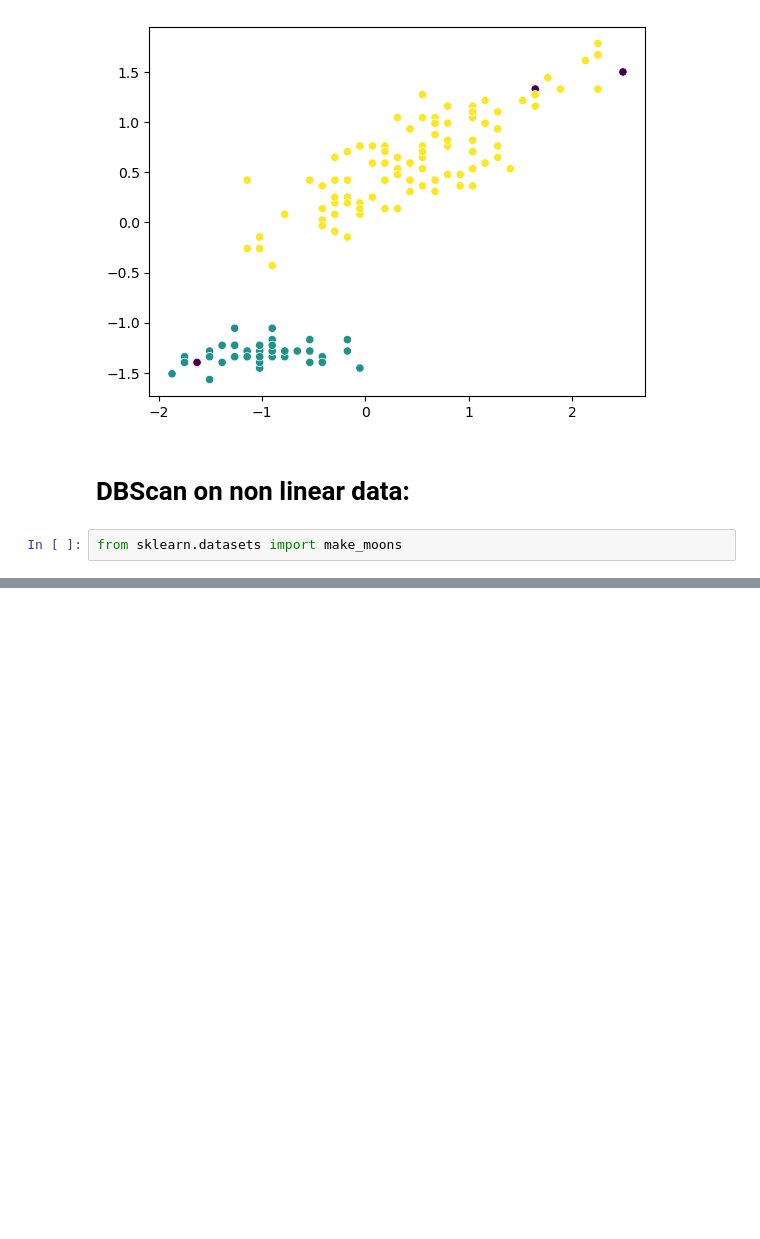
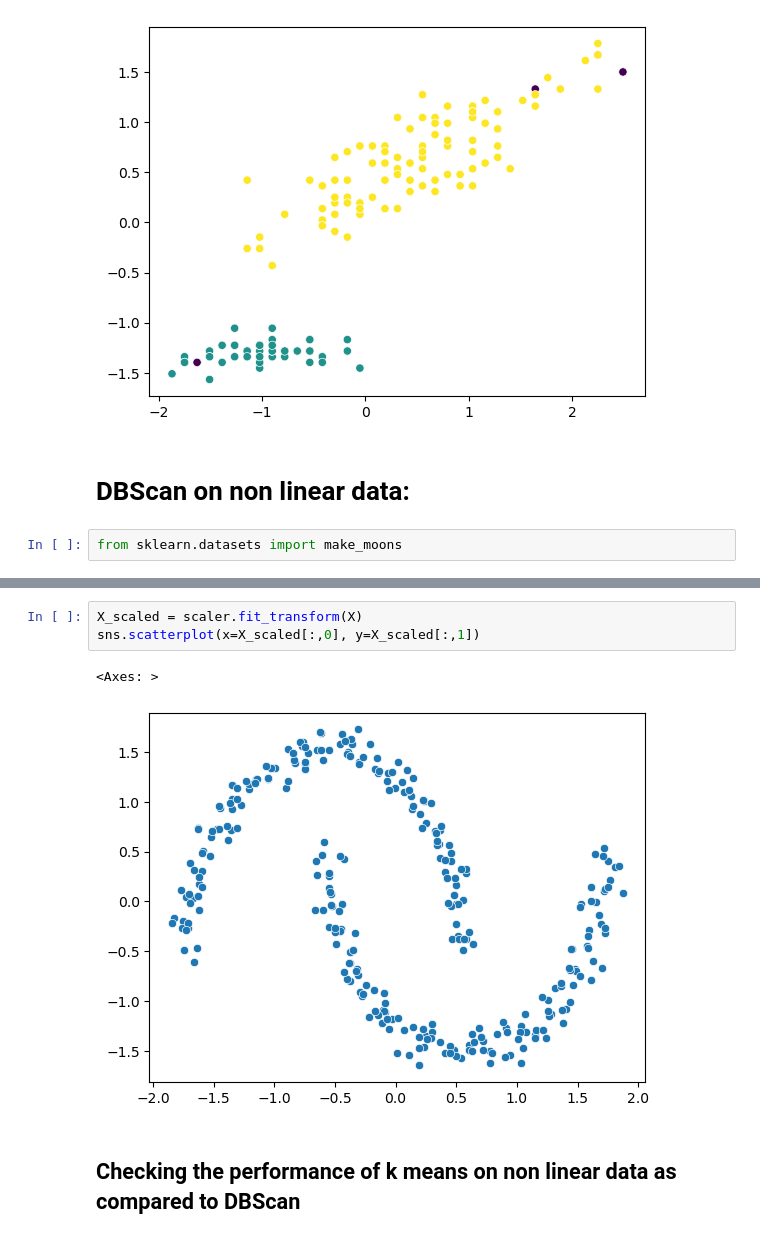
Before and after one commit to CodeByMehra/AiMl, a Jupyter notebook: 05_Unsupervised Learning/04_DBScan.ipynb, the cells around one changed output, grey strips where cells are left out. Saved outputs shown, nothing was run; the diff lists cells and outputs as text; blank space fills up the shorter version.

Commit message:
compared DBscan and kmeans on non linear data

```diff
--- a/05_Unsupervised Learning/04_DBScan.ipynb
+++ b/05_Unsupervised Learning/04_DBScan.ipynb
@@ -62,0 +45,8 @@ X,y = make_moons(
+# %%
+X_scaled = scaler.fit_transform(X)
+sns.scatterplot(x=X_scaled[:,0], y=X_scaled[:,1])
+# %% [output]
+<Axes: >
+[figure, added]
+# %% [markdown]
+## Checking the performance of k means on non linear data as compared to DBScan
```
Also changed, not shown: parts of 7 cells of this notebook.
